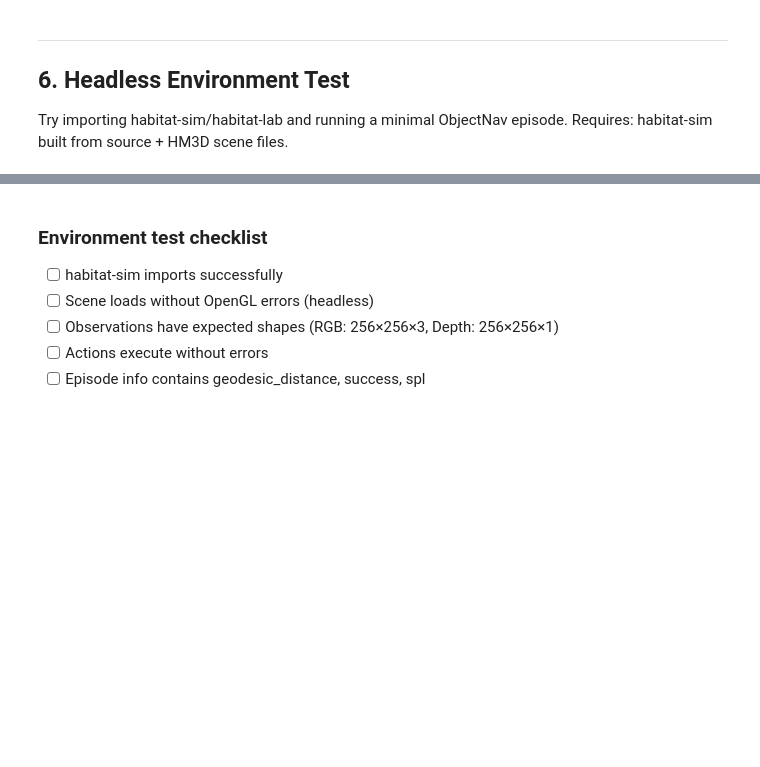
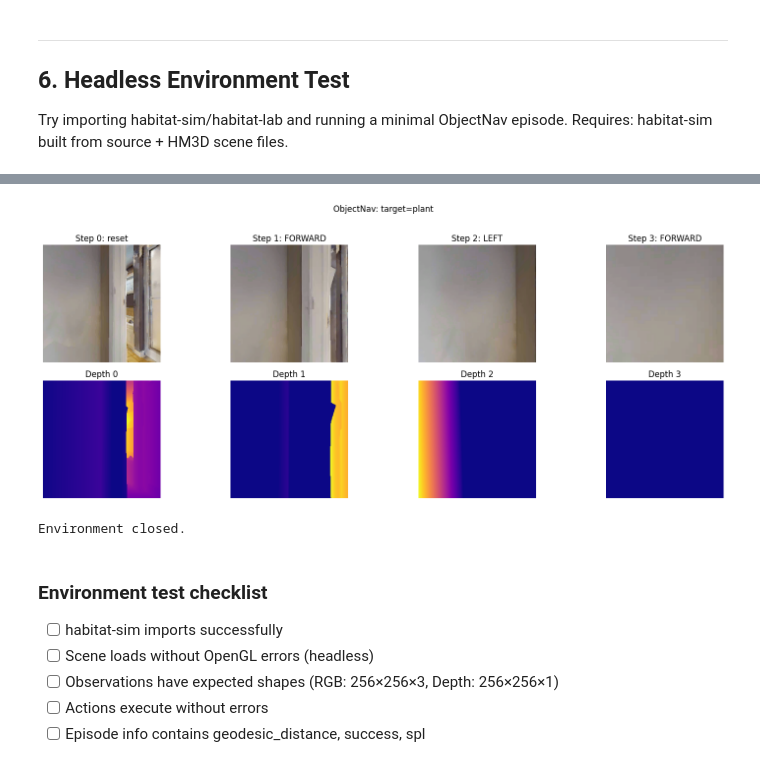
Before and after one commit to LSailer/Master-Thesis-3D-VLA, a Jupyter notebook: modules/envs/notebooks/habitat_objectnav_benchmark.ipynb, the cells around one changed output, grey strips where cells are left out. Saved outputs shown, nothing was run; the diff lists cells and outputs as text; code cells hidden in the pictures; blank space fills up the shorter version.

```diff
--- a/modules/envs/notebooks/habitat_objectnav_benchmark.ipynb
+++ b/modules/envs/notebooks/habitat_objectnav_benchmark.ipynb
@@ -525,7 +527,11 @@ Scene visualization cells below will be skipped.
 # %%
-if glb_files:
+try:
     import trimesh
+    _has_trimesh = True
+except ModuleNotFoundError:
+    _has_trimesh = False
 
+if glb_files and _has_trimesh:
     scene_path = glb_files[0]
     print(f"Loading scene: {scene_path.name}")
     scene_mesh = trimesh.load(scene_path, force="mesh")
@@ -539,7 +545,7 @@ else:
 # %% [output]
 Skipped — no scene meshes available.
 # %%
-if glb_files:
+if glb_files and _has_trimesh:
     import plotly.graph_objects as go
 
     verts = scene_mesh.vertices
@@ -581,7 +587,7 @@ else:
 # %% [output]
 Skipped — no scene meshes available.
 # %%
-if glb_files:
+if glb_files and _has_trimesh:
     import plotly.graph_objects as go
 
     # Find episodes for this scene
@@ -659,5 +664,5 @@ except ImportError:
 # %%
-if HAS_HABITAT and glb_files:
+if glb_files:
     # Build ObjectNav config programmatically
     config = habitat.get_config(
         config_path="benchmark/nav/objectnav/objectnav_hm3d.yaml"
@@ -667,6 +672,7 @@ if HAS_HABITAT and glb_files:
         config.habitat.dataset.data_path = str(
             DATA_DIR / "{split}" / "{split}.json.gz"
         )
+        config.habitat.dataset.scenes_dir = "data/scene_datasets"
         # Scene dataset config — look for it next to scene files
         scene_cfg_candidates = [
             SCENE_DIR / "hm3d_annotated_basis.scene_dataset_config.json",
@@ -695,9 +701,4 @@ if HAS_HABITAT and glb_files:
         else:
             print(f"  {k}: {v}")
 else:
-    reasons = []
-    if not HAS_HABITAT:
-        reasons.append("habitat not installed")
-    if not glb_files:
-        reasons.append("no scene meshes")
-    print(f"Skipped — {', '.join(reasons)}.")
+    print("Skipped — no scene meshes.")
@@ -704,34 +737,37 @@ else:
 # %%
-if HAS_HABITAT and glb_files:
+if glb_files:
     # Take a few random actions and collect observations
     actions = [1, 2, 1, 1, 3, 1]  # fwd, left, fwd, fwd, right, fwd
     action_names = {0: "STOP", 1: "FORWARD", 2: "LEFT", 3: "RIGHT"}
 
     frames = [obs]
     for a in actions:
         obs = env.step(action=a)
         frames.append(obs)
 
     # Visualize RGB + depth for first 4 steps
     n_show = min(4, len(frames))
     fig, axes = plt.subplots(2, n_show, figsize=(4 * n_show, 6))
     for i in range(n_show):
         axes[0, i].imshow(frames[i]["rgb"])
         axes[0, i].set_title(f"Step {i}: {action_names.get(actions[i-1], 'reset') if i > 0 else 'reset'}")
         axes[0, i].axis("off")
 
         axes[1, i].imshow(frames[i]["depth"].squeeze(), cmap="plasma")
         axes[1, i].set_title(f"Depth {i}")
         axes[1, i].axis("off")
 
     plt.suptitle(f"ObjectNav: target={env.current_episode.object_category}", y=1.02)
     plt.tight_layout()
     plt.show()
 
     env.close()
     print("Environment closed.")
 else:
-    print("Skipped.")
+    print("Skipped — no scene meshes.")
+# %% [output]
+[figure, added]
+Environment closed.
 # %% [markdown]
 ### Environment test checklist
 - [ ] habitat-sim imports successfully
```
Also changed, not shown: parts of 10 cells of this notebook, 1 other file.
